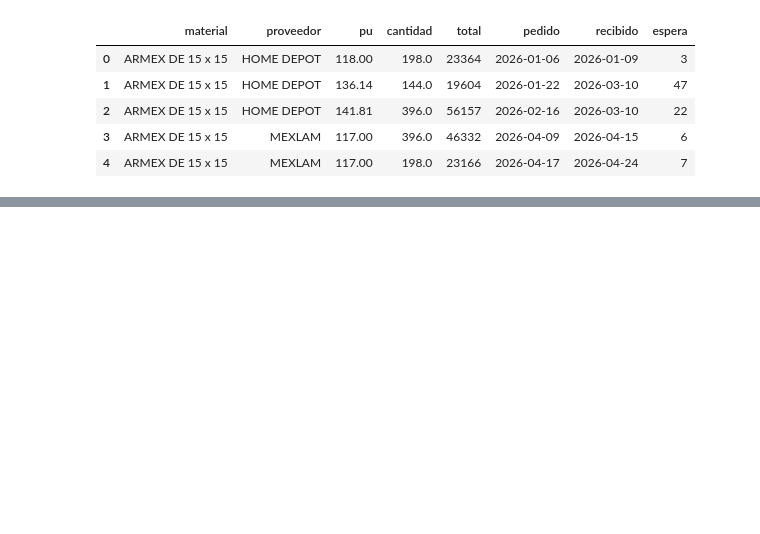
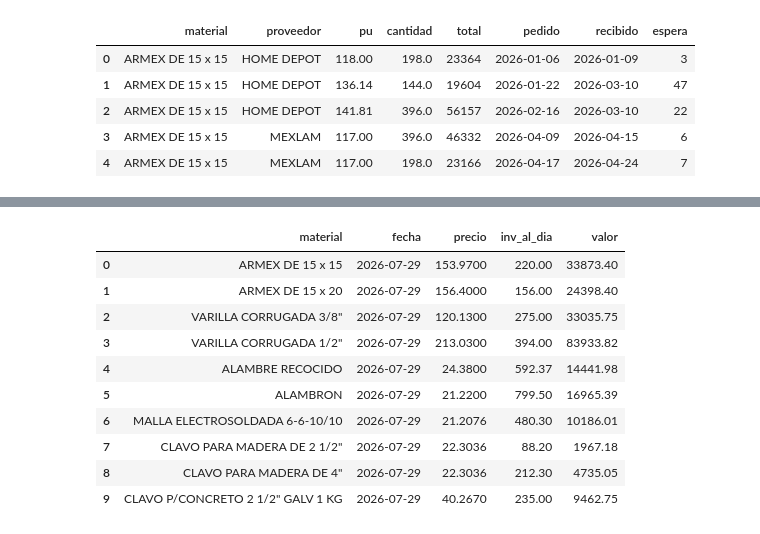
Before and after one commit to aguamelsu/steel_stock_management, a Jupyter notebook: notebooks/exploration.ipynb, the cells around one changed output, grey strips where cells are left out. Saved outputs shown, nothing was run; the diff lists cells and outputs as text; code cells hidden in the pictures; blank space fills up the shorter version.

```diff
--- a/notebooks/exploration.ipynb
+++ b/notebooks/exploration.ipynb
@@ -489,0 +552,17 @@ plt.show()
+# %%
+prices_df['inv_al_dia'] = df.loc[df.index[-1]]['inventario'].reset_index().drop(columns='fecha')
+prices_df['valor'] = round(prices_df['precio'] * prices_df['inv_al_dia'], 2)
+
+prices_df
+# %% [output]
+|  | material | fecha | precio | inv_al_dia | valor |
+| 0 | ARMEX DE 15 x 15 | 2026-07-29 | 153.9700 | 220.00 | 33873.40 |
+| 1 | ARMEX DE 15 x 20 | 2026-07-29 | 156.4000 | 156.00 | 24398.40 |
+| 2 | VARILLA CORRUGADA 3/8" | 2026-07-29 | 120.1300 | 275.00 | 33035.75 |
+| 3 | VARILLA CORRUGADA 1/2" | 2026-07-29 | 213.0300 | 394.00 | 83933.82 |
+| 4 | ALAMBRE RECOCIDO | 2026-07-29 | 24.3800 | 592.37 | 14441.98 |
+| 5 | ALAMBRON | 2026-07-29 | 21.2200 | 799.50 | 16965.39 |
+| 6 | MALLA ELECTROSOLDADA 6-6-10/10 | 2026-07-29 | 21.2076 | 480.30 | 10186.01 |
+| 7 | CLAVO PARA MADERA DE 2 1/2" | 2026-07-29 | 22.3036 | 88.20 | 1967.18 |
+| 8 | CLAVO PARA MADERA DE 4" | 2026-07-29 | 22.3036 | 212.30 | 4735.05 |
+| 9 | CLAVO P/CONCRETO 2 1/2" GALV 1 KG | 2026-07-29 | 40.2670 | 235.00 | 9462.75 |
```
Also changed, not shown: parts of 14 cells of this notebook, 7 other files.
